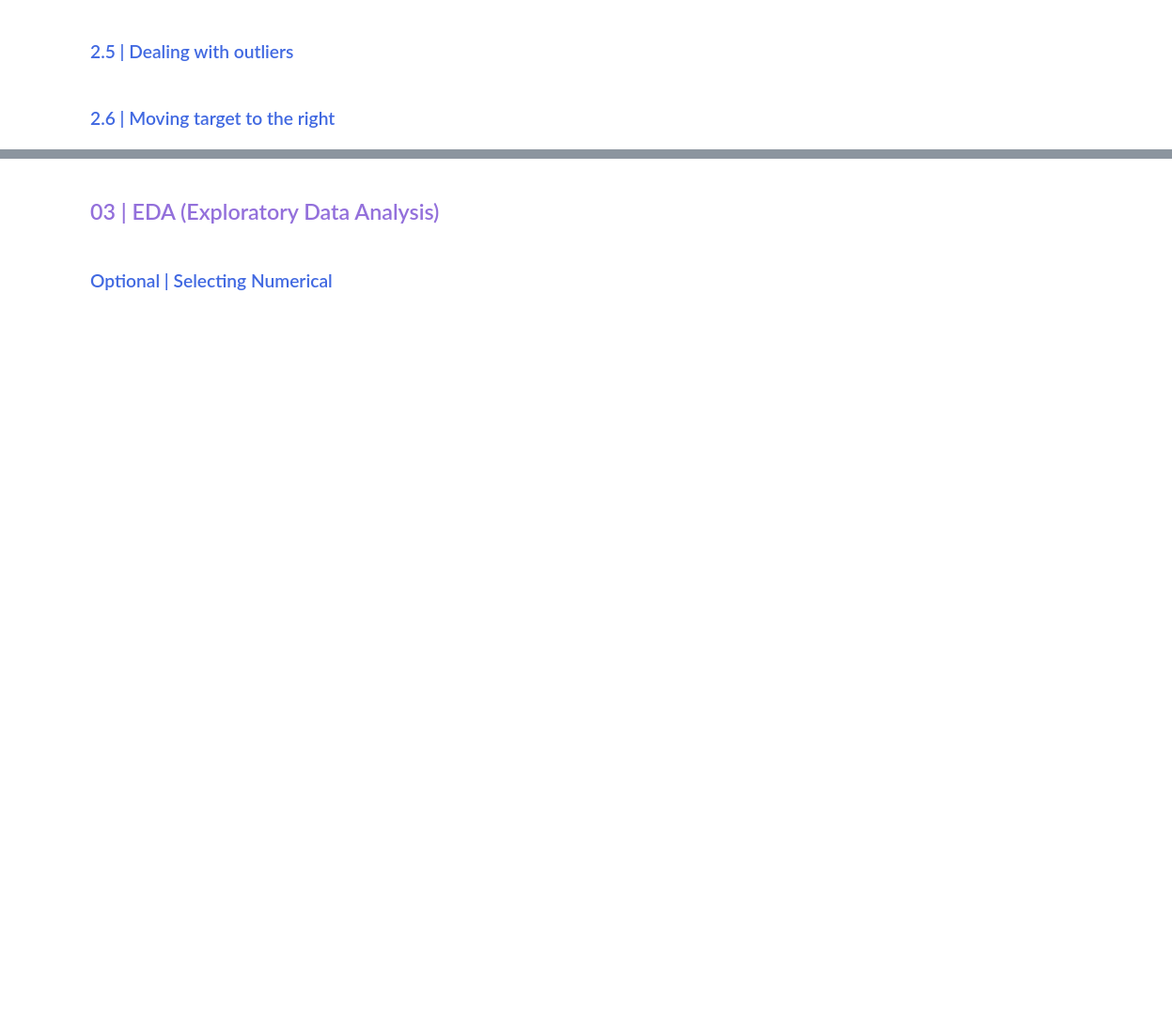
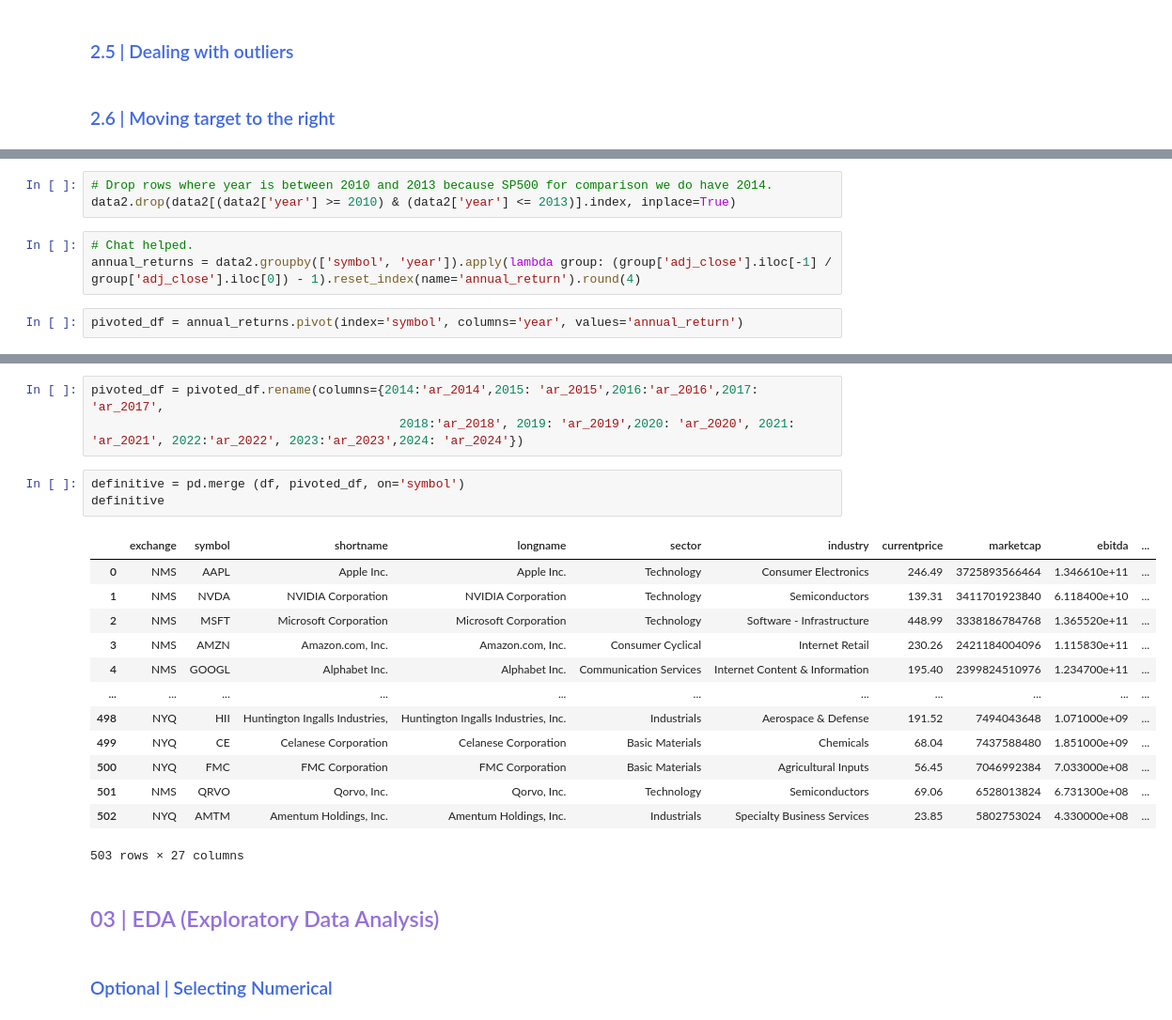
Before and after one commit to marsalmorera/stock-analysis, a Jupyter notebook: stock-analysis.ipynb, the cells around one changed output, grey strips where cells are left out. Shown at 94% size. Saved outputs shown, nothing was run; the diff lists cells and outputs as text; blank space fills up the shorter version.

```diff
--- a/stock-analysis.ipynb
+++ b/stock-analysis.ipynb
@@ -128,0 +215,8 @@ sp.isna().sum()
+# %%
+# Drop rows where year is between 2010 and 2013 because SP500 for comparison we do have 2014.
+data2.drop(data2[(data2['year'] >= 2010) & (data2['year'] <= 2013)].index, inplace=True)
+# %%
+# Chat helped.
+annual_returns = data2.groupby(['symbol', 'year']).apply(lambda group: (group['adj_close'].iloc[-1] / group['adj_close'].iloc[0]) - 1).reset_index(name='annual_return').round(4)
+# %%
+pivoted_df = annual_returns.pivot(index='symbol', columns='year', values='annual_return')
@@ -129,3 +231,23 @@ sp.isna().sum()
+# %%
+pivoted_df = pivoted_df.rename(columns={2014:'ar_2014',2015: 'ar_2015',2016:'ar_2016',2017: 'ar_2017',
+                                          2018:'ar_2018', 2019: 'ar_2019',2020: 'ar_2020', 2021: 'ar_2021', 2022:'ar_2022', 2023:'ar_2023',2024: 'ar_2024'})
+# %%
+definitive = pd.merge (df, pivoted_df, on='symbol')
+definitive
+# %% [output]
+|  | exchange | symbol | shortname | longname | sector | industry | currentprice | marketcap | ebitda | ... |
+| 0 | NMS | AAPL | Apple Inc. | Apple Inc. | Technology | Consumer Electronics | 246.49 | 3725893566464 | 1.346610e+11 | ... |
+| 1 | NMS | NVDA | NVIDIA Corporation | NVIDIA Corporation | Technology | Semiconductors | 139.31 | 3411701923840 | 6.118400e+10 | ... |
+| 2 | NMS | MSFT | Microsoft Corporation | Microsoft Corporation | Technology | Software - Infrastructure | 448.99 | 3338186784768 | 1.365520e+11 | ... |
+| 3 | NMS | AMZN | Amazon.com, Inc. | Amazon.com, Inc. | Consumer Cyclical | Internet Retail | 230.26 | 2421184004096 | 1.115830e+11 | ... |
+| 4 | NMS | GOOGL | Alphabet Inc. | Alphabet Inc. | Communication Services | Internet Content & Information | 195.40 | 2399824510976 | 1.234700e+11 | ... |
+| ... | ... | ... | ... | ... | ... | ... | ... | ... | ... | ... |
+| 498 | NYQ | HII | Huntington Ingalls Industries, | Huntington Ingalls Industries, Inc. | Industrials | Aerospace & Defense | 191.52 | 7494043648 | 1.071000e+09 | ... |
+| 499 | NYQ | CE | Celanese Corporation | Celanese Corporation | Basic Materials | Chemicals | 68.04 | 7437588480 | 1.851000e+09 | ... |
+| 500 | NYQ | FMC | FMC Corporation | FMC Corporation | Basic Materials | Agricultural Inputs | 56.45 | 7046992384 | 7.033000e+08 | ... |
+| 501 | NMS | QRVO | Qorvo, Inc. | Qorvo, Inc. | Technology | Semiconductors | 69.06 | 6528013824 | 6.731300e+08 | ... |
+| 502 | NYQ | AMTM | Amentum Holdings, Inc. | Amentum Holdings, Inc. | Industrials | Specialty Business Services | 23.85 | 5802753024 | 4.330000e+08 | ... |
+503 rows × 27 columns
 # %% [markdown]
 <h2 style="color: #9370DB;"> 03 | EDA (Exploratory Data Analysis) </h2>
 # %% [markdown]
```
Also changed, not shown: parts of 38 cells of this notebook, 1 other file.
